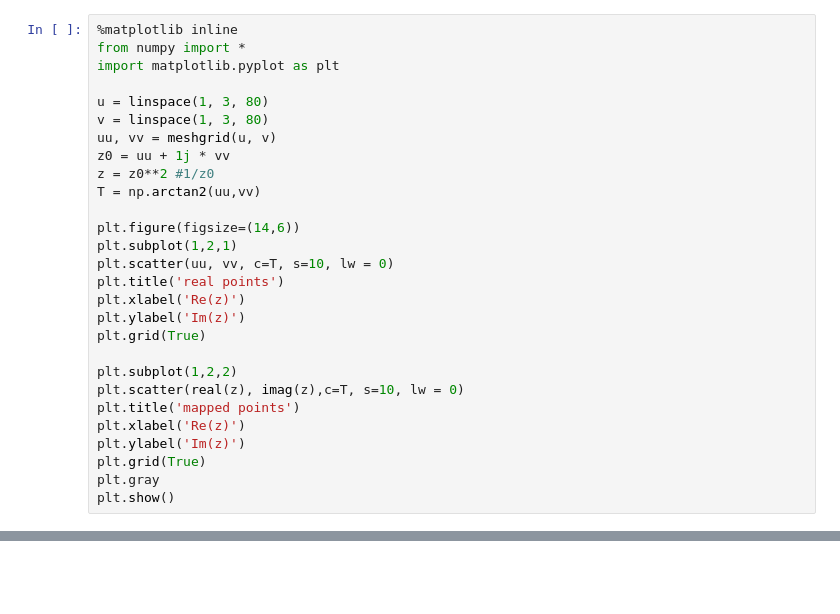
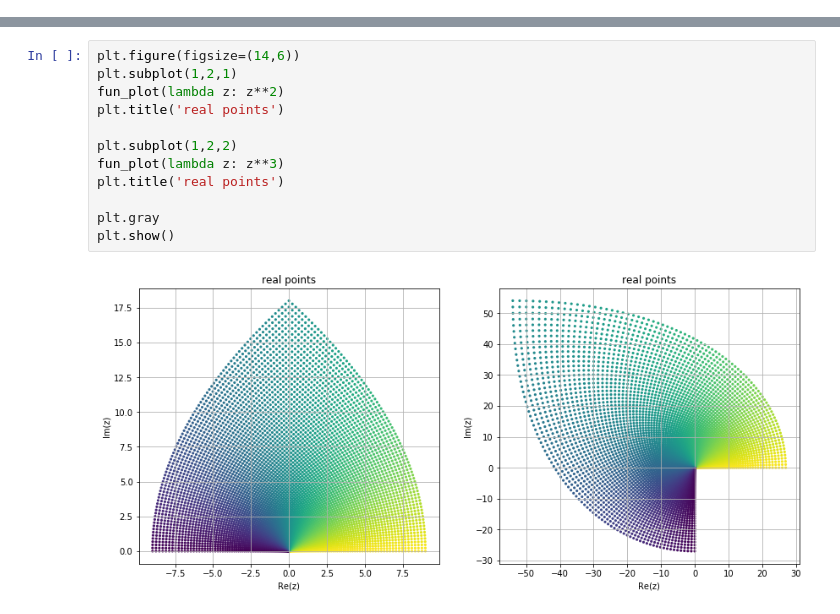
Before and after one commit to tmbumaths/python-workshop, a Jupyter notebook: docs/Function.ipynb, the cells around one changed output, grey strips where cells are left out. Cells and saved outputs as stored; diff of their text form; blank space fills up the shorter version.

```diff
--- a/docs/Function.ipynb
+++ b/docs/Function.ipynb
@@ -77,28 +98,0 @@ plt.show()
-# %%
-%matplotlib inline
-from numpy import *
-import matplotlib.pyplot as plt
-
-u = linspace(1, 3, 80)
-v = linspace(1, 3, 80)
-uu, vv = meshgrid(u, v)
-z0 = uu + 1j * vv
-z = z0**2 #1/z0
-T = np.arctan2(uu,vv)
-
-plt.figure(figsize=(14,6))
-plt.subplot(1,2,1)
-plt.scatter(uu, vv, c=T, s=10, lw = 0)
-plt.title('real points')
-plt.xlabel('Re(z)')
-plt.ylabel('Im(z)')
-plt.grid(True)
-
-plt.subplot(1,2,2)
-plt.scatter(real(z), imag(z),c=T, s=10, lw = 0)
-plt.title('mapped points')
-plt.xlabel('Re(z)')
-plt.ylabel('Im(z)')
-plt.grid(True)
-plt.gray
-plt.show()
@@ -116,0 +99,14 @@ plt.show()
+# %%
+plt.figure(figsize=(14,6))
+plt.subplot(1,2,1)
+fun_plot(lambda z: z**2)
+plt.title('real points')
+
+plt.subplot(1,2,2)
+fun_plot(lambda z: z**3)
+plt.title('real points')
+
+plt.gray
+plt.show()
+# %% [output]
+[figure, added]
```
Also changed, not shown: parts of 15 cells of this notebook, 1 other file.
